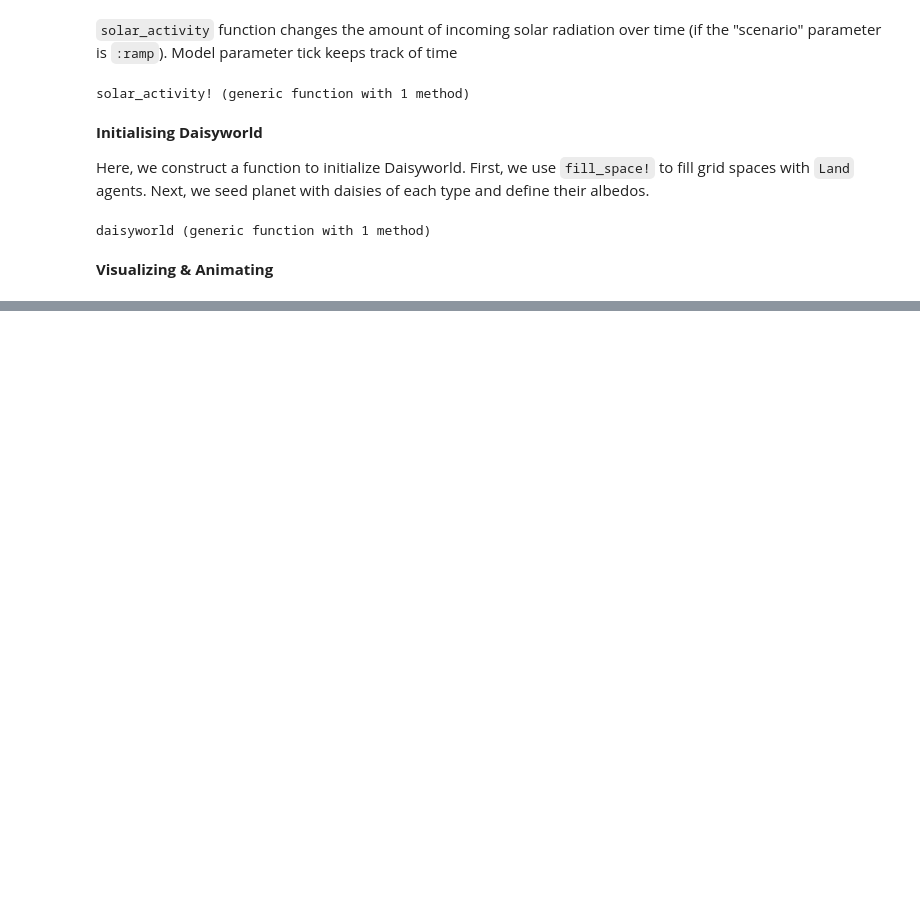
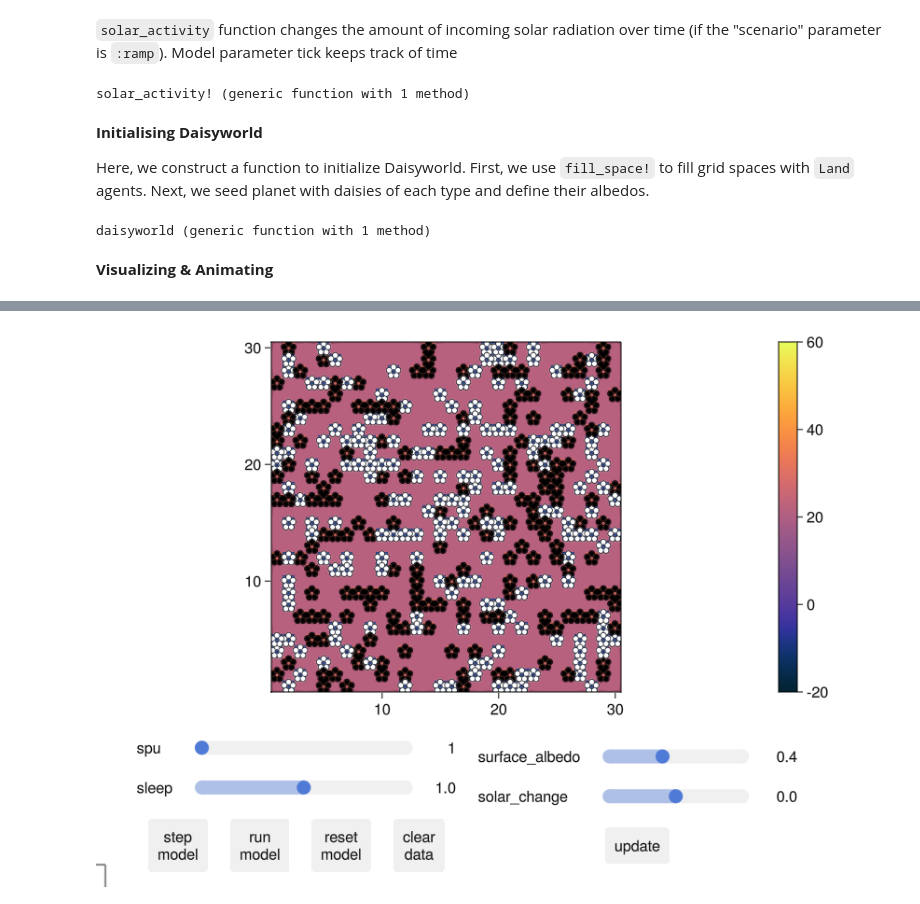
Before and after one commit to parinbhaduri/flood-risk-abm, a Jupyter notebook: Agents.jl examples/Daisyworld-Example.ipynb, the cells around one changed output, grey strips where cells are left out. Drawn from its saved outputs; the diff is of its cells as text; code cells hidden in the pictures; blank space fills up the shorter version.

Commit message:
Daisyworld File Interactive Plots
added interactive plot code to show model results. Edited model functions to contain only Daisy Agent

```diff
--- a/Agents.jl examples/Daisyworld-Example.ipynb
+++ b/Agents.jl examples/Daisyworld-Example.ipynb
@@ -142,6 +133,7 @@ solar_activity! (generic function with 1 method)
 Here, we construct a function to initialize Daisyworld. First, we use `fill_space!` to fill grid spaces with `Land` agents. Next, we seed planet with daisies of each type and define their albedos.
 # %%
 import StatsBase
+using Random
 
 function daisyworld(;
     griddims = (30,30),
@@ -154,23 +146,22 @@ function daisyworld(;
     solar_change = 0.005,
     solar_luminosity = 1.0, #initial solar_luminosity
     scenario = :default,
+    seed = 165,
 )
-
+    rng = MersenneTwister(seed)
     space = GridSpace(griddims)
     properties = Dict(:max_age => max_age, :surface_albedo => surface_albedo, :solar_luminosity => solar_luminosity, :solar_change => solar_change, :scenario => scenario)
     properties[:tick] = 0
-    #create a scheduler that only schedules Daisies
-    daisysched(model) = [a.id for a in allagents(model) if a isa Daisy]
+    properties[:temperature] = zeros(griddims)
+
     model = ABM(
-        Union{Daisy, Land},
+        Daisy,
         space;
-        scheduler = daisysched,
         properties = properties,
+        rng,
         warn = false,
     )
 
-    # fill model with `Land` : eveery grid position has one land instance
-    fill_space!(Land, model, 0.0) #zero starting temperature
 
     #Populate with daisies: each position has only one daisy (black or white)
     grid = collect(positions(model))
@@ -178,15 +169,20 @@ function daisyworld(;
     white_positions =
         StatsBase.sample(grid, Int(init_white * num_positions); replace = false)
     for wp in white_positions
-        wd = Daisy(nextid(model), wp, :white, rand(0:max_age),albedo_white)
+        wd = Daisy(nextid(model), wp, :white, rand(model.rng, 0:max_age),albedo_white)
         add_agent_pos!(wd, model)
     end
     allowed = setdiff(grid, white_positions)
     black_positions =
         StatsBase.sample(allowed, Int(init_black * num_positions); replace = false)
     for bp in black_positions
-        wd = Daisy(nextid(model), bp, :black, rand(0:max_age), albedo_black)
+        wd = Daisy(nextid(model), bp, :black, rand(model.rng, 0:max_age), albedo_black)
         add_agent_pos!(wd, model)
+    end
+
+    #adjust temperature to initial daisy distribution
+    for p in positions(model)
+        update_surface_temperature!(p, model)
     end
 
     return model
@@ -256,0 +210,11 @@ fig
+# %%
+daisycolor(a::Daisy) = a.breed
+
+plotkwargs = (
+    ac = daisycolor, as = 20, am = '✿',
+    scatterkwargs = (strokewidth = 1.0,),
+    heatarray = :temperature,
+    heatkwargs = (colorrange = (-20,60),colormap = :thermal),
+)
+fig, ax, abmobs = abmplot(model;plotkwargs...)
+fig
@@ -256,0 +229,13 @@ fig
+# %%
+using GLMakie
+
+params = Dict(
+    :surface_albedo => 0:0.01:1,
+    :solar_change => -0.1:0.01:0.1,
+)
+fig, ax, abmobs = abmplot(model;
+agent_step!, model_step!, params, plotkwargs...)
+
+fig
+# %% [output]
+[figure, added]
```
Also changed, not shown: parts of 17 cells of this notebook, 1 other file.
